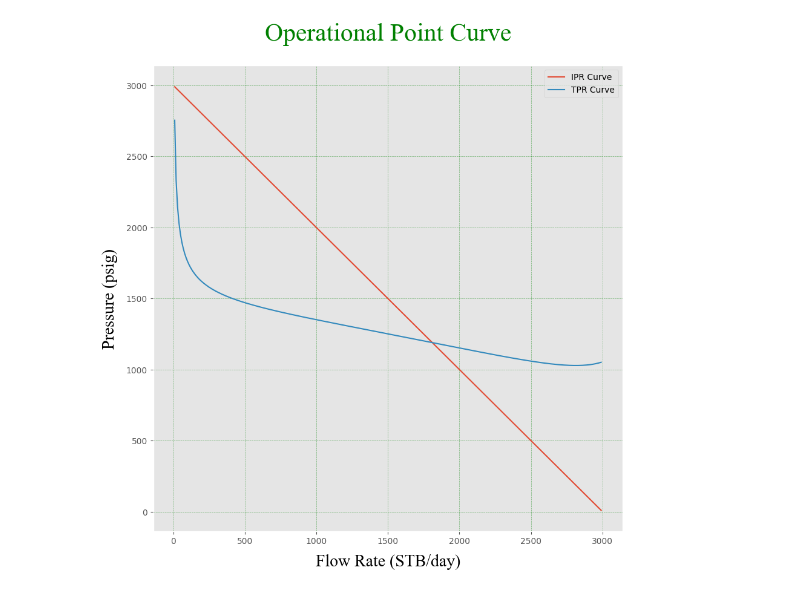
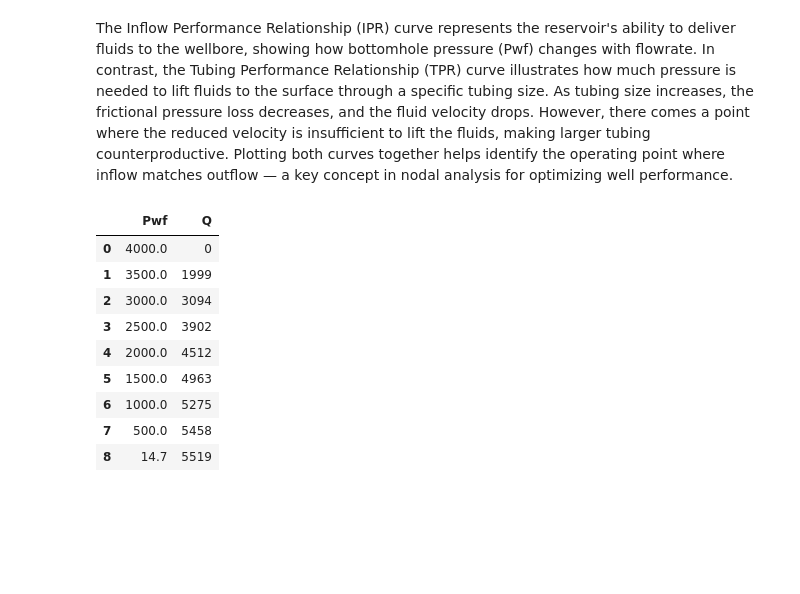
Before and after one commit to ketav777/Nodal-Analysis, a Jupyter notebook: Nodal Analysis (Poettmann-Carpenter Method).ipynb, the cells around one changed output. Cells and saved outputs as stored; diff of their text form; code cells hidden in the pictures; blank space fills up the shorter version.

Commit message:
Nodal Analysis.ipynb

```diff
--- a/Nodal Analysis (Poettmann-Carpenter Method).ipynb
+++ b/Nodal Analysis (Poettmann-Carpenter Method).ipynb
@@ -59,3 +3,5 @@ Since the values of P<sub>C</sub> and T<sub>C</sub> are not given , the z-factor
+# %% [markdown]
+The Inflow Performance Relationship (IPR) curve represents the reservoir's ability to deliver fluids to the wellbore, showing how bottomhole pressure (Pwf) changes with flowrate. In contrast, the Tubing Performance Relationship (TPR) curve illustrates how much pressure is needed to lift fluids to the surface through a specific tubing size. As tubing size increases, the frictional pressure loss decreases, and the fluid velocity drops. However, there comes a point where the reduced velocity is insufficient to lift the fluids, making larger tubing counterproductive. Plotting both curves together helps identify the operating point where inflow matches outflow — a key concept in nodal analysis for optimizing well performance.
 # %%
 import numpy as np
 import pandas as pd
@@ -150,16 +10,19 @@ def nodal_analysis(df):
-# %%
-IPR , TPR , Q = nodal_analysis(df)
-
-plt.style.use('ggplot')
-plt.figure(figsize = (10 , 10))
-font_Title = {'color' : 'g' , 'size' : 30 , 'family' : 'Times New Roman'}
-plt.plot(Q , IPR , label = 'IPR Curve')
-plt.plot(Q , TPR , label = 'TPR Curve')
-plt.grid(True , color = 'g' , ls = '--' , lw = 0.5 , alpha = 0.5)
-plt.xlabel('Flow Rate (STB/day)' , c = 'k' , labelpad = 10 , fontsize = 20 , font = 'Times New Roman')
-plt.ylabel('Pressure (psig)' , c = 'k' , labelpad = 10 , fontsize = 20 , font = 'Times New Roman')
-plt.title('Operational Point Curve' , fontdict = font_Title , pad = 30)
-plt.legend()
-plt.show()
-# %% [output]
-[figure, removed]
+# %%
+#IPR Dataset (Source: Petrowiki)
+
+ipr = pd.DataFrame({
+    'Pwf': [4000, 3500, 3000, 2500, 2000, 1500, 1000, 500, 14.7],
+    'Q':   [0, 1999, 3094, 3902, 4512, 4963, 5275, 5458, 5519]
+})
+display(ipr)
+# %% [output]
+|  | Pwf | Q |
+| 0 | 4000.0 | 0 |
+| 1 | 3500.0 | 1999 |
+| 2 | 3000.0 | 3094 |
+| 3 | 2500.0 | 3902 |
+| 4 | 2000.0 | 4512 |
+| 5 | 1500.0 | 4963 |
+| 6 | 1000.0 | 5275 |
+| 7 | 500.0 | 5458 |
+| 8 | 14.7 | 5519 |
```
Also changed, not shown: parts of 13 cells of this notebook.
